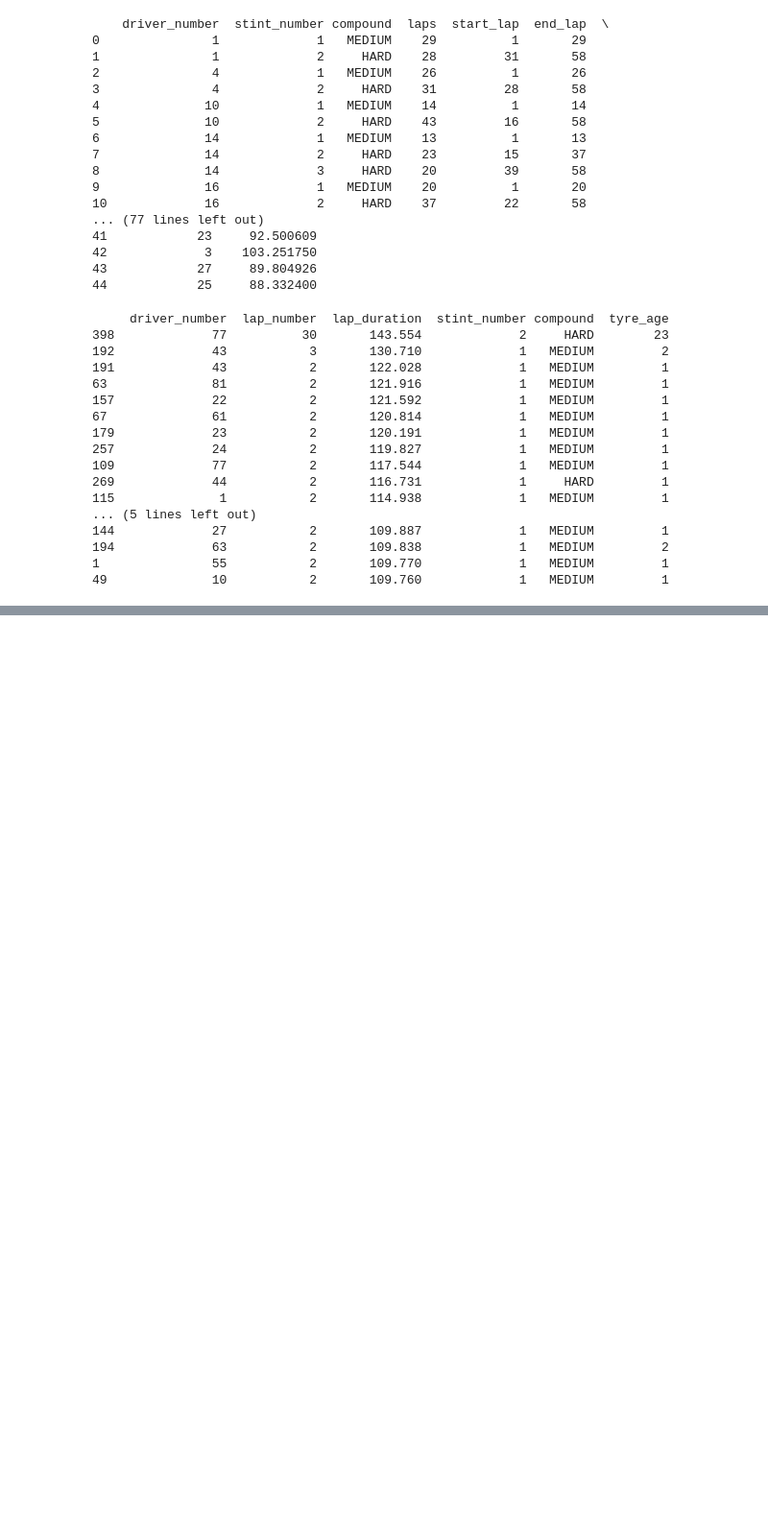
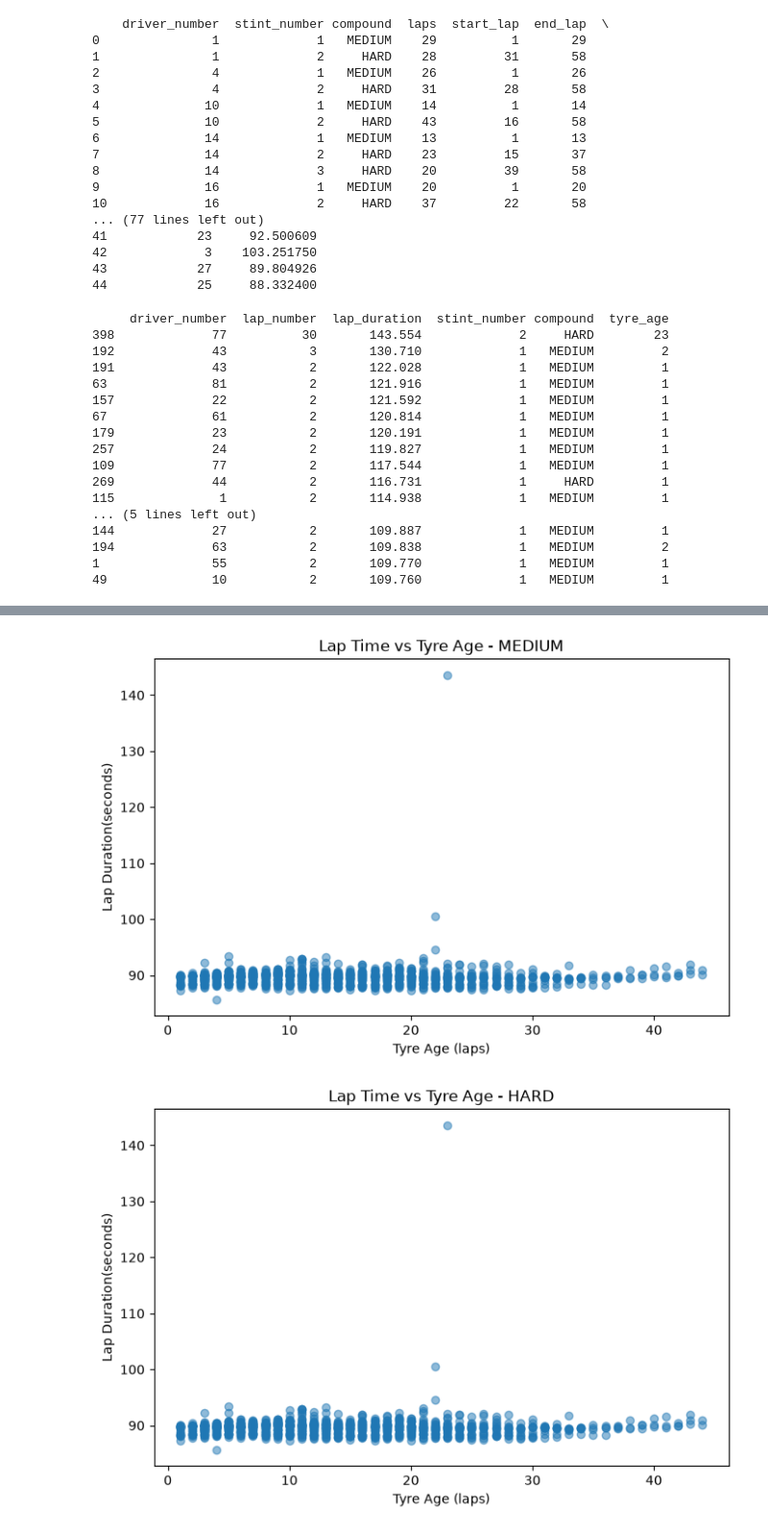
Before and after one commit to usma414/F1-Race-Intelligence-System, a Jupyter notebook: notebooks/01_initial_data_exploration.ipynb, the cells around one changed output, grey strips where cells are left out. Shown at 96% size. Saved outputs shown, nothing was run; the diff lists cells and outputs as text; code cells hidden in the pictures; blank space fills up the shorter version.

```diff
--- a/notebooks/01_initial_data_exploration.ipynb
+++ b/notebooks/01_initial_data_exploration.ipynb
@@ -1178,0 +1305,25 @@ print(
+# %%
+import matplotlib.pyplot as plt
+
+for compound in degradation_data["compound"].unique():
+
+    compound_data = degradation_data[
+        degradation_data["compound"] == compound
+    ]
+
+    plt.figure(figsize=(8,5))
+
+    plt.scatter(
+        degradation_data["tyre_age"],
+        degradation_data["lap_duration"],
+        alpha=0.5
+    )
+
+    plt.xlabel("Tyre Age (laps)")
+    plt.ylabel("Lap Duration(seconds)")
+    plt.title(f"Lap Time vs Tyre Age - {compound}")
+
+    plt.show()
+# %% [output]
+[figure, added]
+[figure, added]
```
Also changed, not shown: parts of 12 cells of this notebook.
